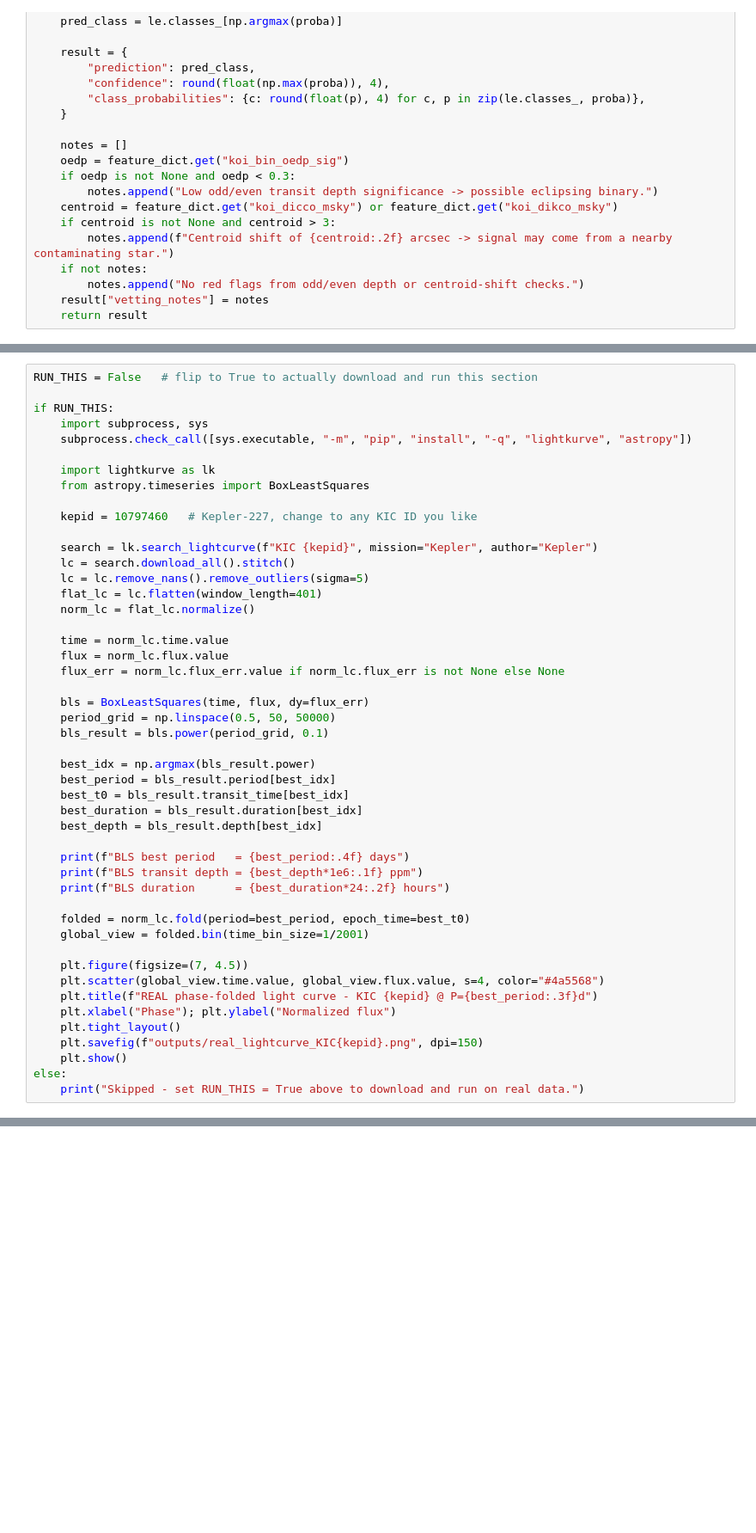
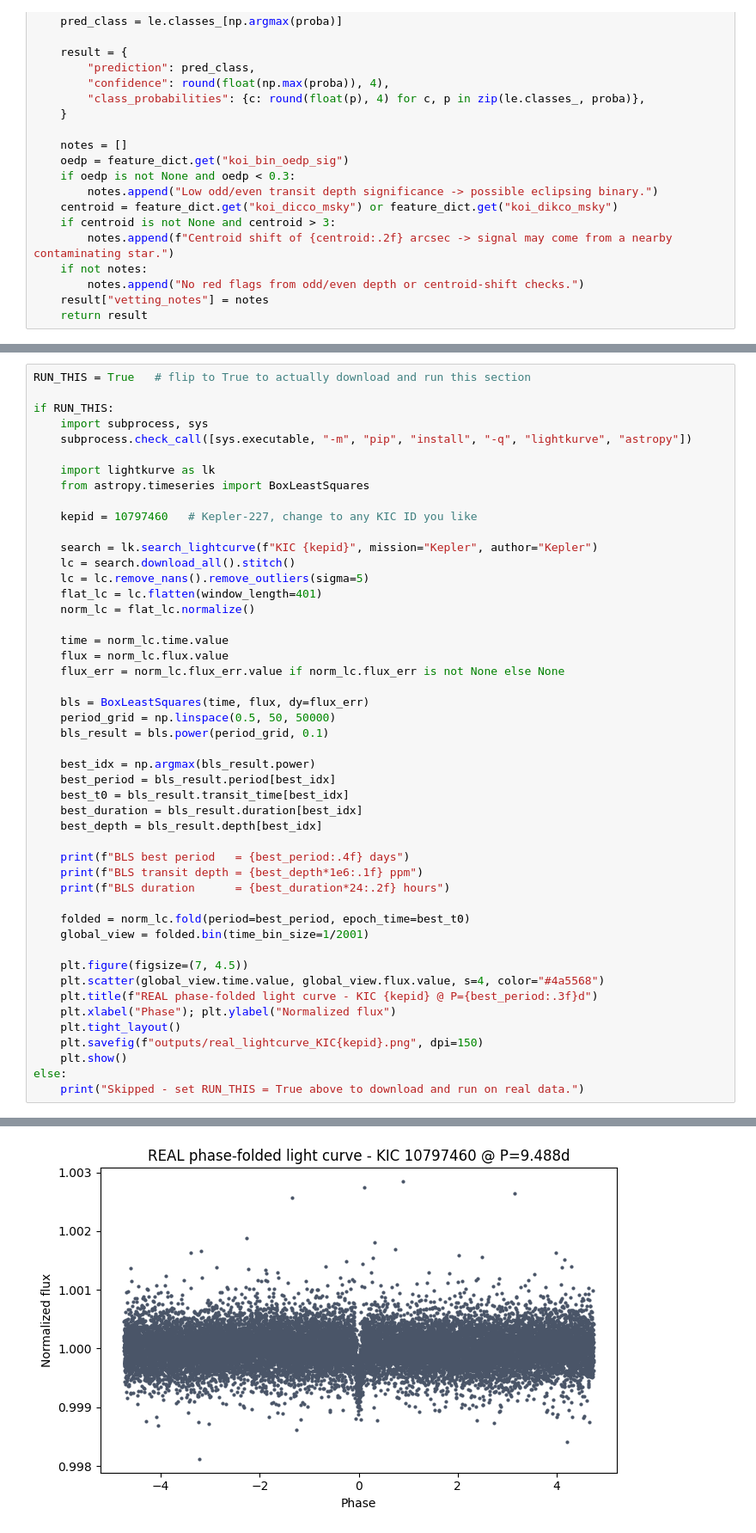
Before and after one commit to krup07/BAH2026_Challenge7_Exoplanet, a Jupyter notebook: exoplanet_detection_pipeline/exoplanet_detection_pipeline.ipynb, the cells around one changed output, grey strips where cells are left out. Shown at 86% size. Drawn from its saved outputs; the diff is of its cells as text; blank space fills up the shorter version.

```diff
--- a/exoplanet_detection_pipeline/exoplanet_detection_pipeline.ipynb
+++ b/exoplanet_detection_pipeline/exoplanet_detection_pipeline.ipynb
@@ -512,7 +576,7 @@ separate so the rest of the notebook doesn't depend on it.
 
 Set `RUN_THIS = True` below once you're ready.
 # %%
-RUN_THIS = False   # flip to True to actually download and run this section
+RUN_THIS = True   # flip to True to actually download and run this section
 
 if RUN_THIS:
     import subprocess, sys
@@ -559,3 +623,4 @@ if RUN_THIS:
     plt.show()
 else:
     print("Skipped - set RUN_THIS = True above to download and run on real data.")
+# %% [output]
@@ -562 +630,2 @@ else:
+[figure, added]
 # %% [markdown]
```
Also changed, not shown: parts of 32 cells of this notebook.
